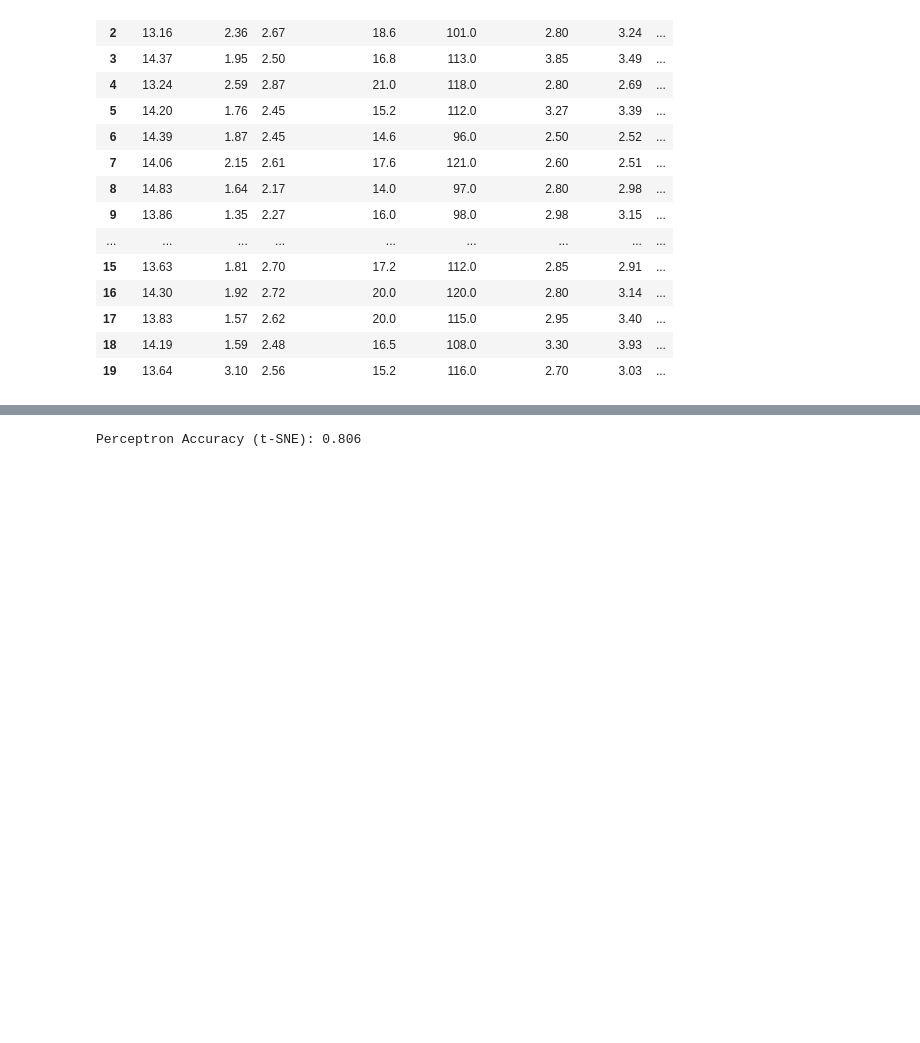
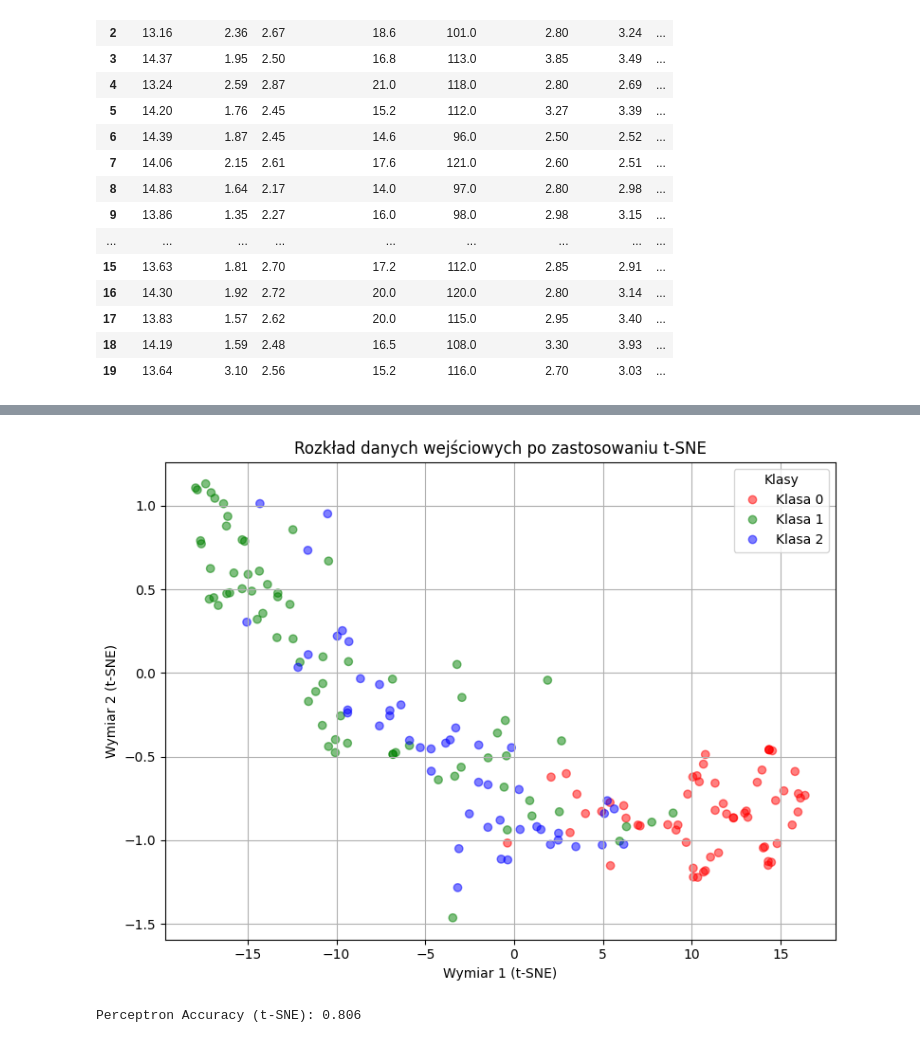
Before and after one commit to mgasiewicz14/ovr_classifier_implementation, a Jupyter notebook: project3.ipynb, the cells around one changed output, grey strips where cells are left out. Cells and saved outputs as stored; diff of their text form; code cells hidden in the pictures; blank space fills up the shorter version.

```diff
--- a/project3.ipynb
+++ b/project3.ipynb
@@ -123,4 +123,17 @@ tsne = TSNE(n_components=2, random_state=42)
 X_tsne = tsne.fit_transform(X)
 
 X_train_tsne, X_test_tsne, y_train_tsne, y_test_tsne = train_test_split(X_tsne, y, test_size=0.2, random_state=42)
+# %%
+plt.figure(figsize=(8, 6))
+scatter = plt.scatter(X_tsne[:,0], X_tsne[:,1], c=y, cmap=ListedColormap(['red', 'green', 'blue']), alpha=0.5)
+plt.title('Rozkład danych wejściowych po zastosowaniu t-SNE')
+plt.xlabel('Wymiar 1 (t-SNE)')
+plt.ylabel('Wymiar 2 (t-SNE)')
+legend_labels = [f"Klasa {i}" for i in sorted(set(y))]
+plt.legend(handles=scatter.legend_elements()[0], labels=legend_labels, title="Klasy")
+plt.grid(True)
+plt.tight_layout()
+plt.show()
+# %% [output]
+[figure, added]
 # %%
```
Also changed, not shown: parts of 5 cells of this notebook.
